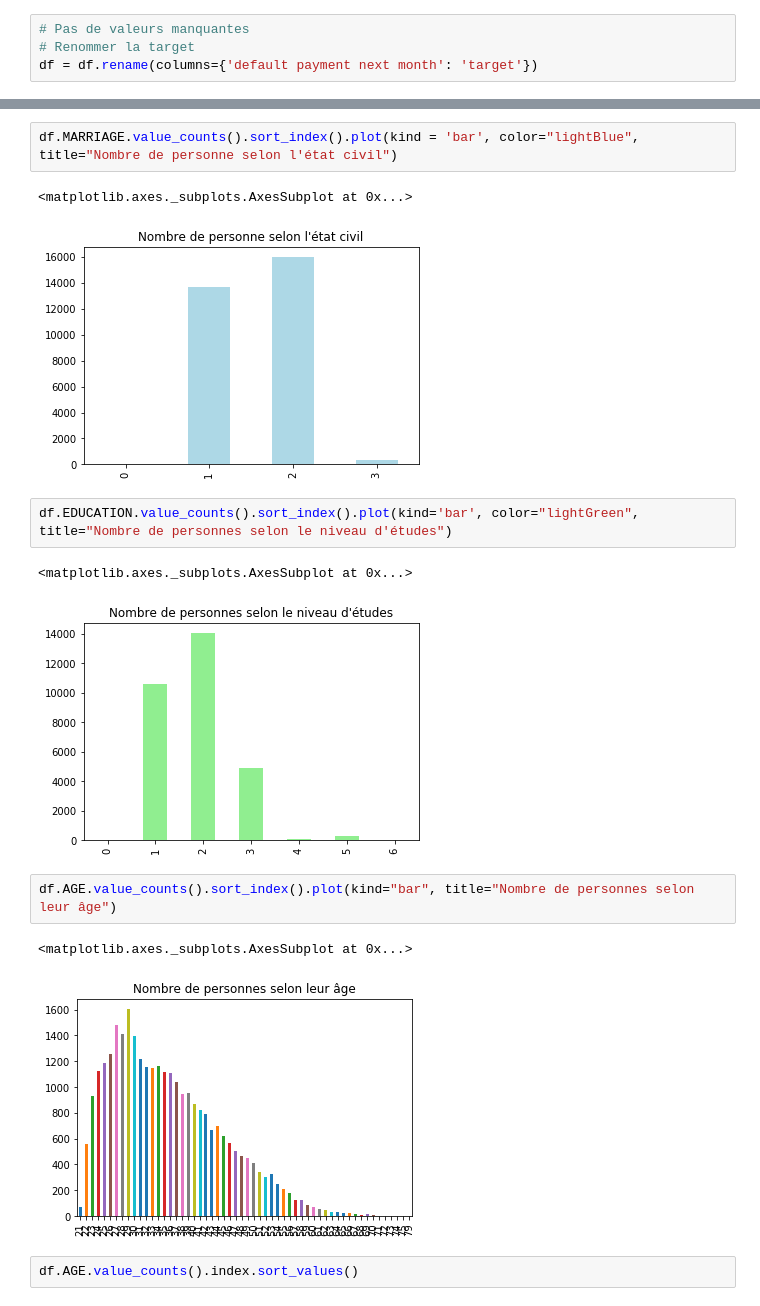
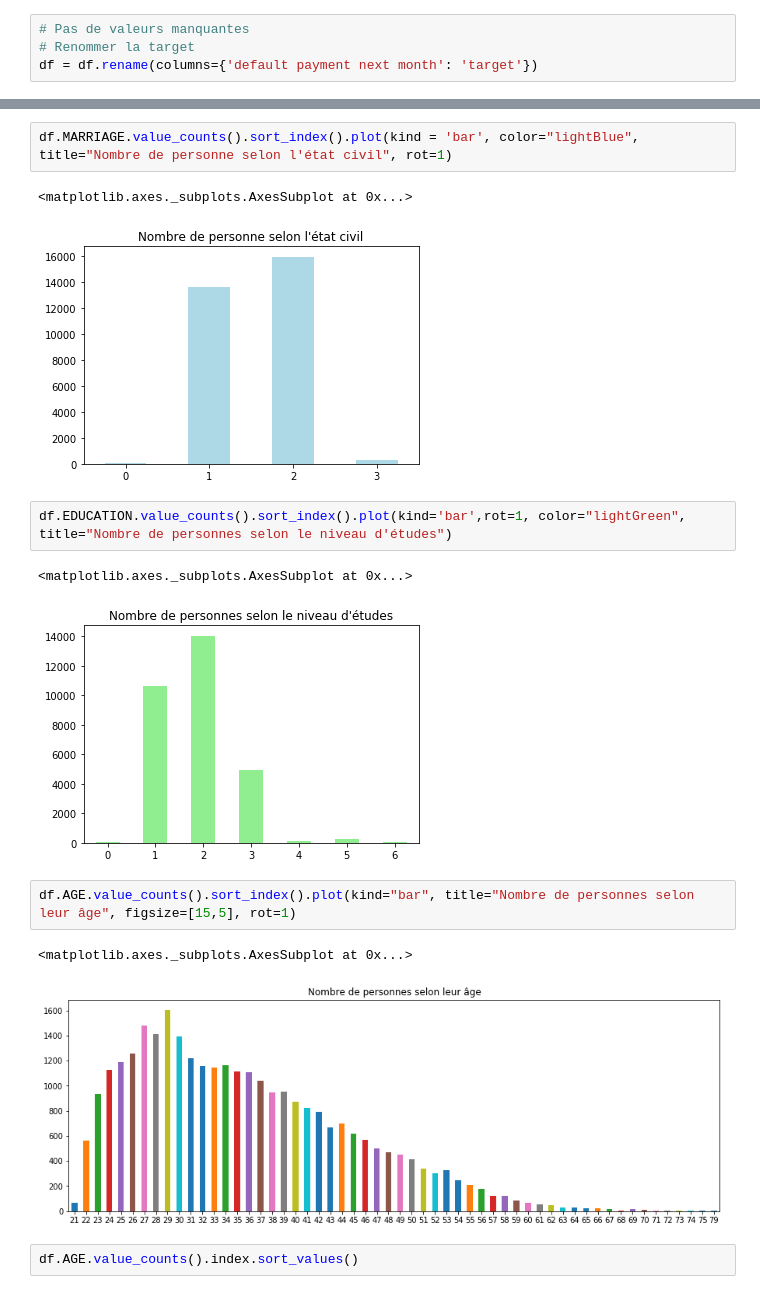
Before and after one commit to Dilini-Perera/Python-For-Data-Analysis, a Jupyter notebook: Project.ipynb, the cells around one changed output, grey strips where cells are left out. Cells and saved outputs as stored; diff of their text form.

```diff
--- a/Project.ipynb
+++ b/Project.ipynb
@@ -73,18 +73,18 @@ df.SEX.value_counts().sort_index().plot(kind='bar', title="Nombre d'hommes et de
 # %%
-df.MARRIAGE.value_counts().sort_index().plot(kind = 'bar', color="lightBlue", title="Nombre de personne selon l'état civil")
+df.MARRIAGE.value_counts().sort_index().plot(kind = 'bar', color="lightBlue", title="Nombre de personne selon l'état civil", rot=1)
 # %% [output]
 <matplotlib.axes._subplots.AxesSubplot at 0x...>
-[figure, old version]
+[figure, new version]
 # %%
-df.EDUCATION.value_counts().sort_index().plot(kind='bar', color="lightGreen", title="Nombre de personnes selon le niveau d'études")
+df.EDUCATION.value_counts().sort_index().plot(kind='bar',rot=1, color="lightGreen", title="Nombre de personnes selon le niveau d'études")
 # %% [output]
 <matplotlib.axes._subplots.AxesSubplot at 0x...>
-[figure, old version]
+[figure, new version]
 # %%
-df.AGE.value_counts().sort_index().plot(kind="bar", title="Nombre de personnes selon leur âge")
+df.AGE.value_counts().sort_index().plot(kind="bar", title="Nombre de personnes selon leur âge", figsize=[15,5], rot=1)
 # %% [output]
 <matplotlib.axes._subplots.AxesSubplot at 0x...>
-[figure, old version]
+[figure, new version]
 # %%
 df.AGE.value_counts().index.sort_values()
 # %% [output]
```
Also changed, not shown: parts of 21 cells of this notebook, 2 other files.
